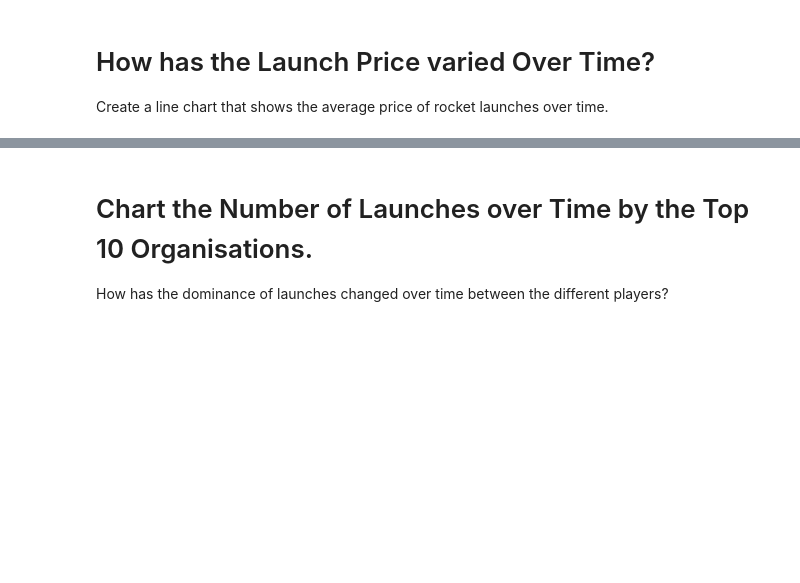
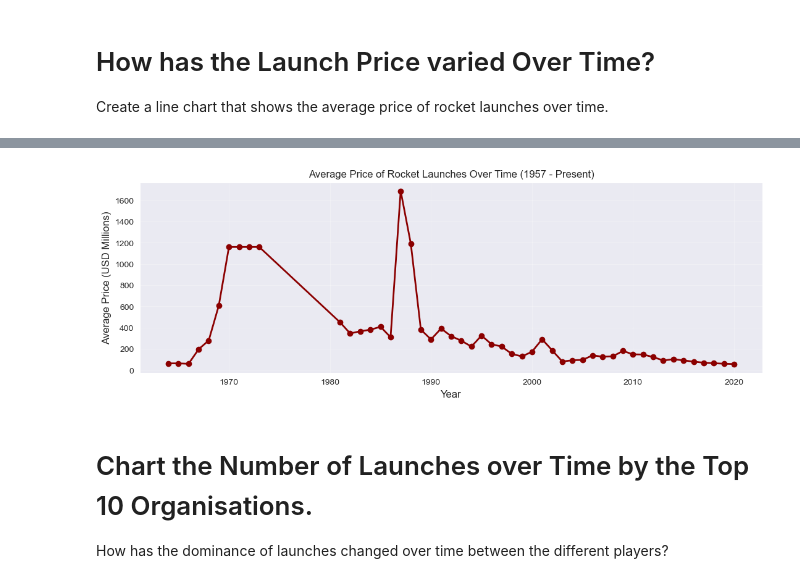
Before and after one commit to CyberWol-12/space_mission_analysis, a Jupyter notebook: Space_Missions_Analysis_(start).ipynb, the cells around one changed output, grey strips where cells are left out. Drawn from its saved outputs; the diff is of its cells as text; code cells hidden in the pictures; blank space fills up the shorter version.

```diff
--- a/Space_Missions_Analysis_(start).ipynb
+++ b/Space_Missions_Analysis_(start).ipynb
@@ -447,3 +485,6 @@ Some months have better weather than others. Which time of year seems to be best
 # How has the Launch Price varied Over Time?
 
 Create a line chart that shows the average price of rocket launches over time.
+# %%
+avg_price_yearly = df_data.dropna(subset=['Price']).groupby('Year')['Price'].mean()
+avg_price_yearly.head()
@@ -450,3 +499,20 @@ Create a line chart that shows the average price of rocket launches over time.
+# %%
+plt.figure(figsize=(13,4))
+sns.set_style('darkgrid')
+
+plt.plot(avg_price_yearly.index,
+         avg_price_yearly.values,
+         marker = 'o',
+         color = 'darkred',
+         linewidth = 2)
+plt.title('Average Price of Rocket Launches Over Time (1957 - Present)',fontsize = 12)
+plt.xlabel('Year',fontsize = 12)
+plt.ylabel('Average Price (USD Millions)',fontsize = 12)
+plt.grid(True,alpha  = 0.3)
+
+plt.show()
+# %% [output]
+[figure, added]
 # %% [markdown]
 # Chart the Number of Launches over Time by the Top 10 Organisations.
 
```
Also changed, not shown: parts of 3 cells of this notebook.
